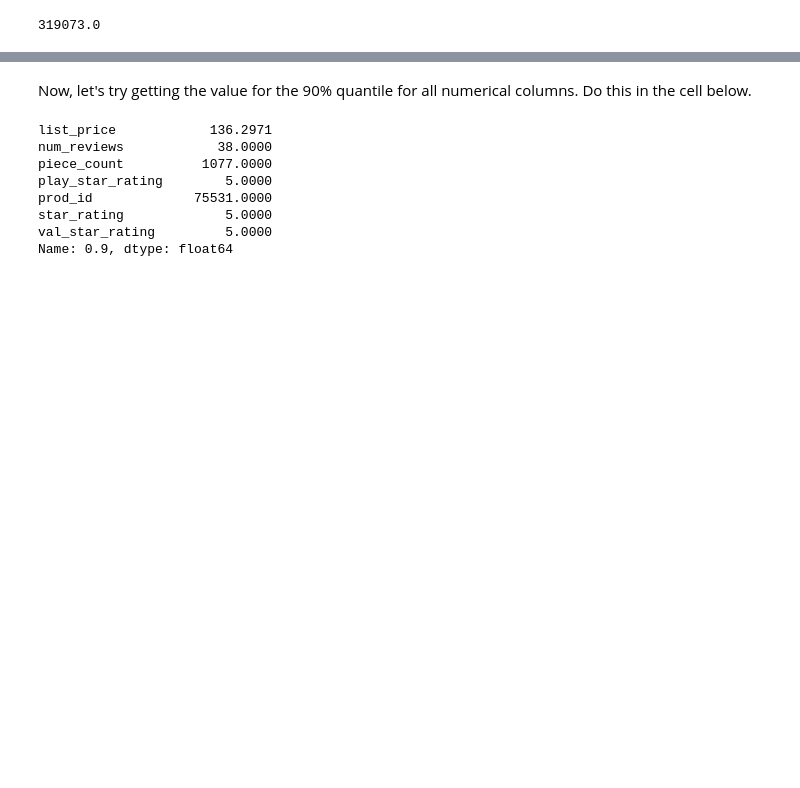
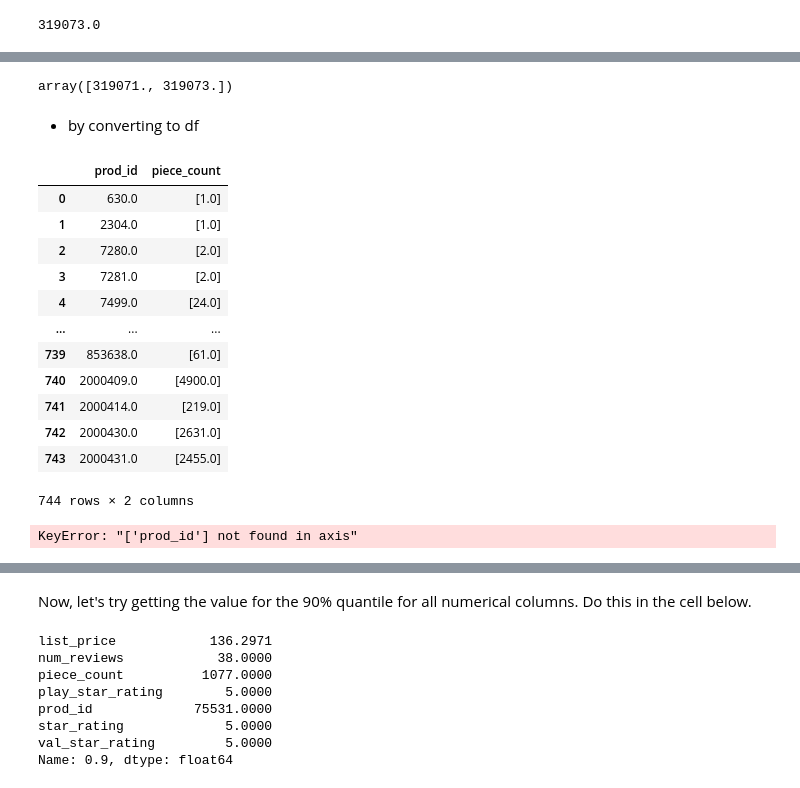
Before and after one commit to tamjid-ahsan/dsc-statistical-methods-in-pandas-lab, a Jupyter notebook: index.ipynb, the cells around one changed output, grey strips where cells are left out. Drawn from its saved outputs; the diff is of its cells as text; code cells hidden in the pictures; blank space fills up the shorter version.

```diff
--- a/index.ipynb
+++ b/index.ipynb
@@ -153,0 +237,27 @@ df.groupby('prod_id')['piece_count'].unique().sum()[1]
+# %%
+sum(ss)
+# %% [output]
+array([319071., 319073.])
+# %% [markdown]
+- by converting to df
+# %%
+x = df.groupby('prod_id')['piece_count'].unique().to_frame().reset_index()
+x#['piece_count'].sum()
+# %% [output]
+|  | prod_id | piece_count |
+| 0 | 630.0 | [1.0] |
+| 1 | 2304.0 | [1.0] |
+| 2 | 7280.0 | [2.0] |
+| 3 | 7281.0 | [2.0] |
+| 4 | 7499.0 | [24.0] |
+| ... | ... | ... |
+| 739 | 853638.0 | [61.0] |
+| 740 | 2000409.0 | [4900.0] |
+| 741 | 2000414.0 | [219.0] |
+| 742 | 2000430.0 | [2631.0] |
+| 743 | 2000431.0 | [2455.0] |
+744 rows × 2 columns
+# %%
+x = x.drop(columns = 'prod_id')
+# %% [output]
+KeyError: "['prod_id'] not found in axis"
```
Also changed, not shown: parts of 18 cells of this notebook.
